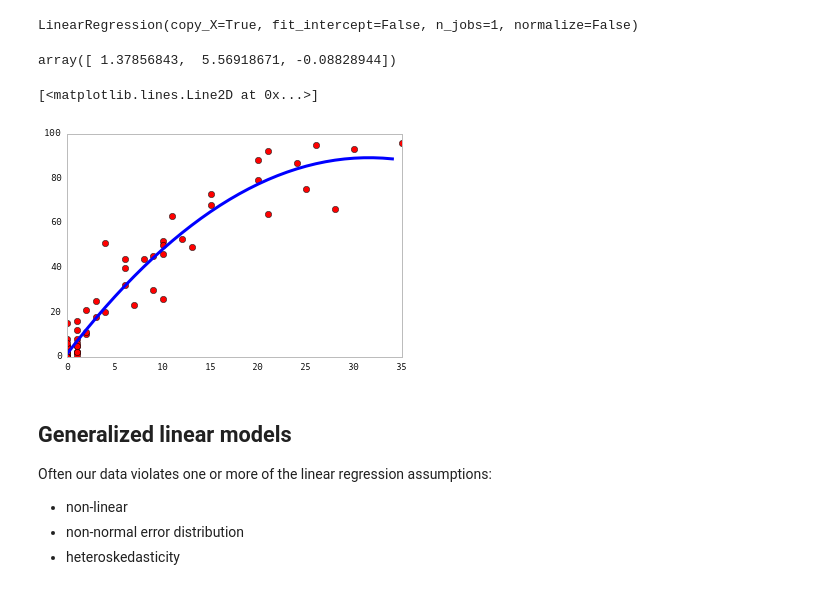
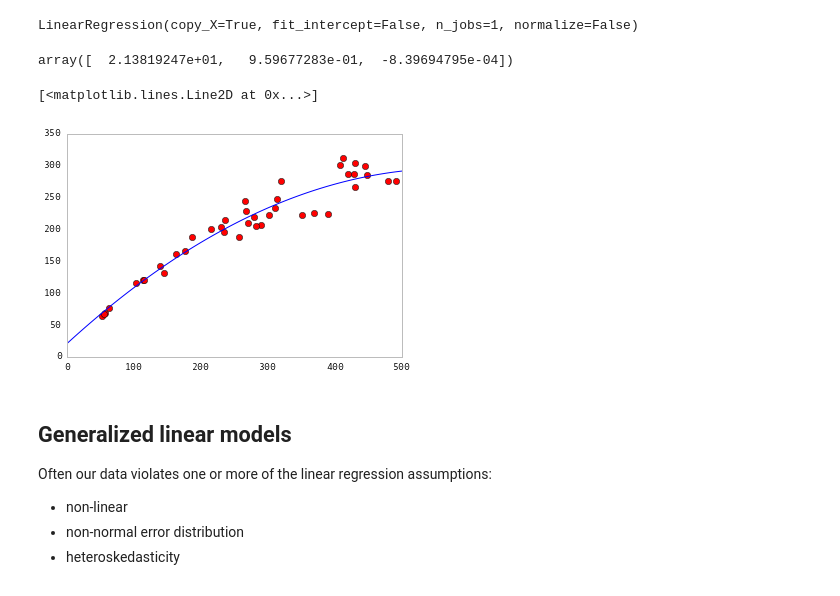
Before and after one commit to fonnesbeck/scipy2015_tutorial, a Jupyter notebook: notebooks/3. Fitting Regression Models.ipynb, the cells around one changed output. Saved outputs shown, nothing was run; the diff lists cells and outputs as text; code cells hidden in the pictures.

Commit message:
Replaced baseball example

```diff
--- a/notebooks/3. Fitting Regression Models.ipynb
+++ b/notebooks/3. Fitting Regression Models.ipynb
@@ -179,10 +179,10 @@ For some data, it may be reasonable to consider polynomials of order>2. For exam
 sum_squares_cubic = lambda theta, x, y: np.sum((y - theta[0] - theta[1]*x - theta[2]*(x**2)
                                   - theta[3]*(x**3)) ** 2)
 # %%
-bb = pd.read_csv("../data/baseball.csv", index_col=0)
-plt.plot(bb.hr, bb.rbi, 'r.')
-b0,b1,b2,b3 = fmin(sum_squares_cubic, [0,1,-1,0], args=(bb.hr, bb.rbi))
-xvals = np.arange(40)
+salmon = pd.read_table("../data/salmon.dat", delim_whitespace=True, index_col=0)
+plt.plot(salmon.spawners, salmon.recruits, 'r.')
+b0,b1,b2,b3 = fmin(sum_squares_cubic, [0,1,-1,0], args=(salmon.spawners, salmon.recruits))
+xvals = np.arange(500)
 plt.plot(xvals, b0 + b1*xvals + b2*(xvals**2) + b3*(xvals**3))
 # %% [output]
 Optimization terminated successfully.
@@ -224,26 +224,25 @@ For example, the quadratic model specified by hand above can be coded as:
 # %%
 from patsy import dmatrix
 
-X = dmatrix('bb.hr + I(bb.hr**2)')
+X = dmatrix('salmon.spawners + I(salmon.spawners**2)')
 # %% [markdown]
 The `dmatrix` function returns the design matrix, which can be passed directly to the `LinearRegression` fitting method.
 # %%
 poly_line = linear_model.LinearRegression(fit_intercept=False)
-poly_line.fit(X, bb.rbi)
+poly_line.fit(X, salmon.recruits)
 # %% [output]
 LinearRegression(copy_X=True, fit_intercept=False, n_jobs=1, normalize=False)
 # %%
 poly_line.coef_
 # %% [output]
-array([ 1.37856843,  5.56918671, -0.08828944])
+array([  2.13819247e+01,   9.59677283e-01,  -8.39694795e-04])
 # %%
-plt.plot(bb.hr, bb.rbi, 'ro')
-hr_range = np.arange(35)
-plt.plot(hr_range, poly_line.predict(dmatrix('hr_range + I(hr_range**2)')), color='blue',
-         linewidth=3)
+plt.plot(salmon.spawners, salmon.recruits, 'ro')
+frye_range = np.arange(500)
+plt.plot(frye_range, poly_line.predict(dmatrix('frye_range + I(frye_range**2)')), color='blue')
 # %% [output]
 [<matplotlib.lines.Line2D at 0x...>]
-[figure, old version]
+[figure, new version]
 # %% [markdown]
 ## Generalized linear models
 
```
Also changed, not shown: parts of 2 cells of this notebook.
